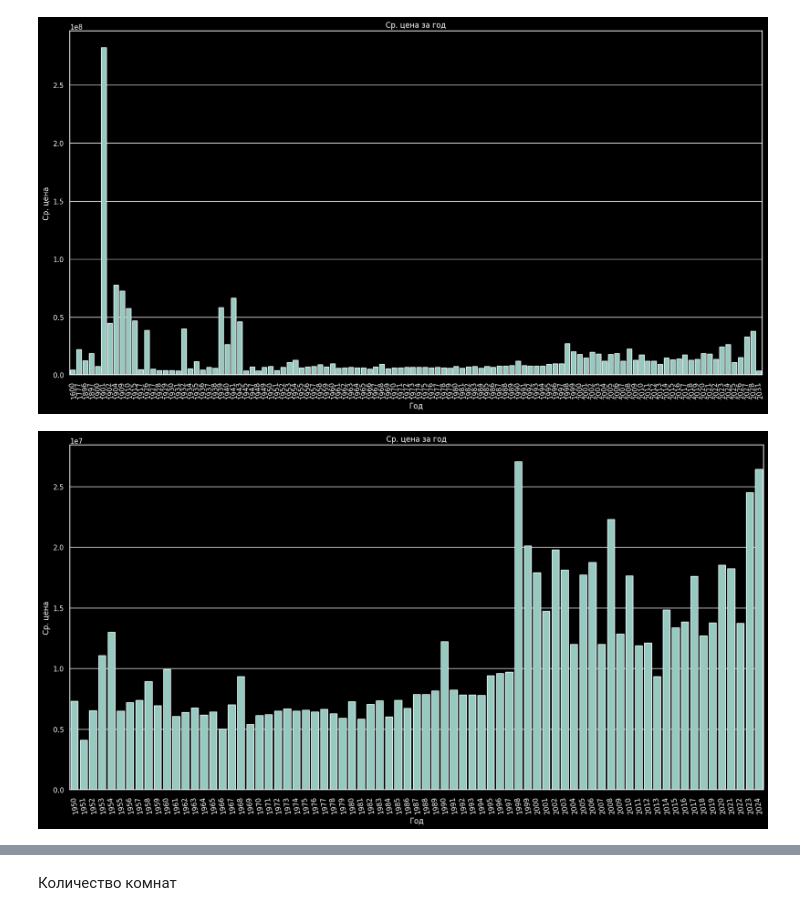
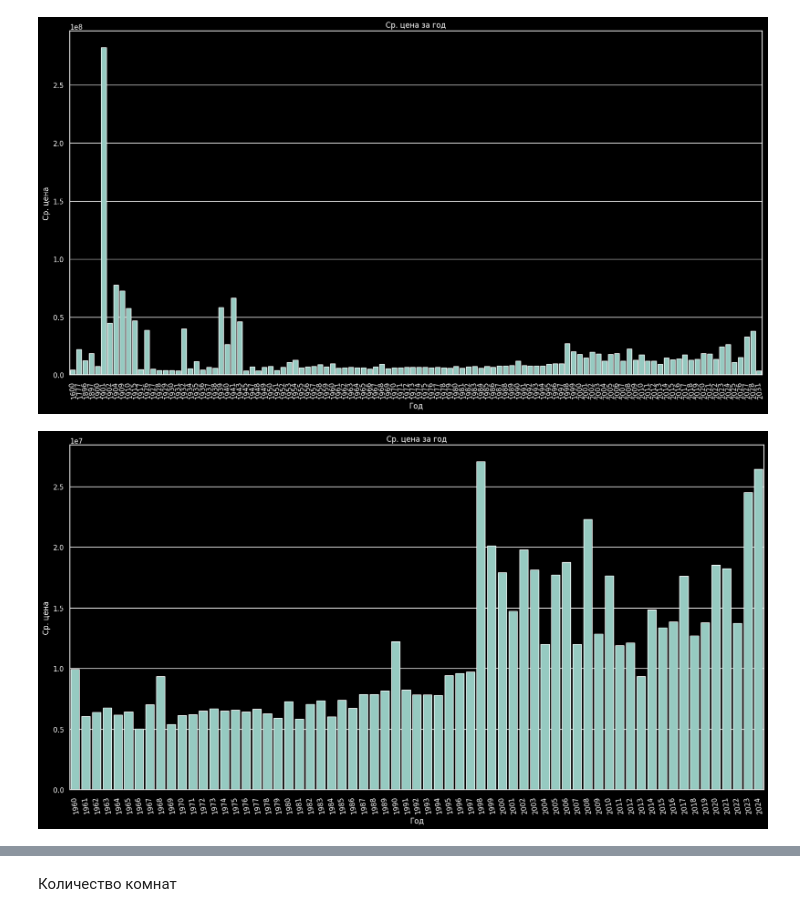
Before and after one commit to DVGSTATUYA/Da-da, a Jupyter notebook: dada.ipynb, the cells around one changed output, grey strips where cells are left out. Drawn from its saved outputs; the diff is of its cells as text; code cells hidden in the pictures.

```diff
--- a/dada.ipynb
+++ b/dada.ipynb
@@ -273,23 +268,23 @@ plt.show()
 # %% [output]
 [figure]
 # %%
-datat = datat[(datat['year_of_construction'] >= 1950) & (datat['year_of_construction'] <= 2024)]
+datat = datat[(datat['year_of_construction'] >= 1960) & (datat['year_of_construction'] <= 2024)]
 
 average_prices = datat.groupby('year_of_construction')['price'].mean().reset_index()
 average_prices
 
 sns.set_theme(style="darkgrid")
 plt.style.use('dark_background')
 plt.figure(figsize=(20, 10))
 sns.barplot(x='year_of_construction', y='price', data=average_prices)
 plt.title('Ср. цена за год')
 plt.xlabel('Год')
 plt.ylabel('Ср. цена')
 plt.xticks(rotation=100)
 
 plt.show()
 # %% [output]
-[figure, old version]
+[figure, new version]
 # %%
 # Удаляем строки из DataFrame datat, где оба столбца living_meters и kitchen_meters содержат пропущенные значения NaN
 datat = datat.drop(datat[(pd.isna(datat['living_meters'])) & (pd.isna(datat['kitchen_meters']))].index)
```
Also changed, not shown: parts of 12 cells of this notebook.
